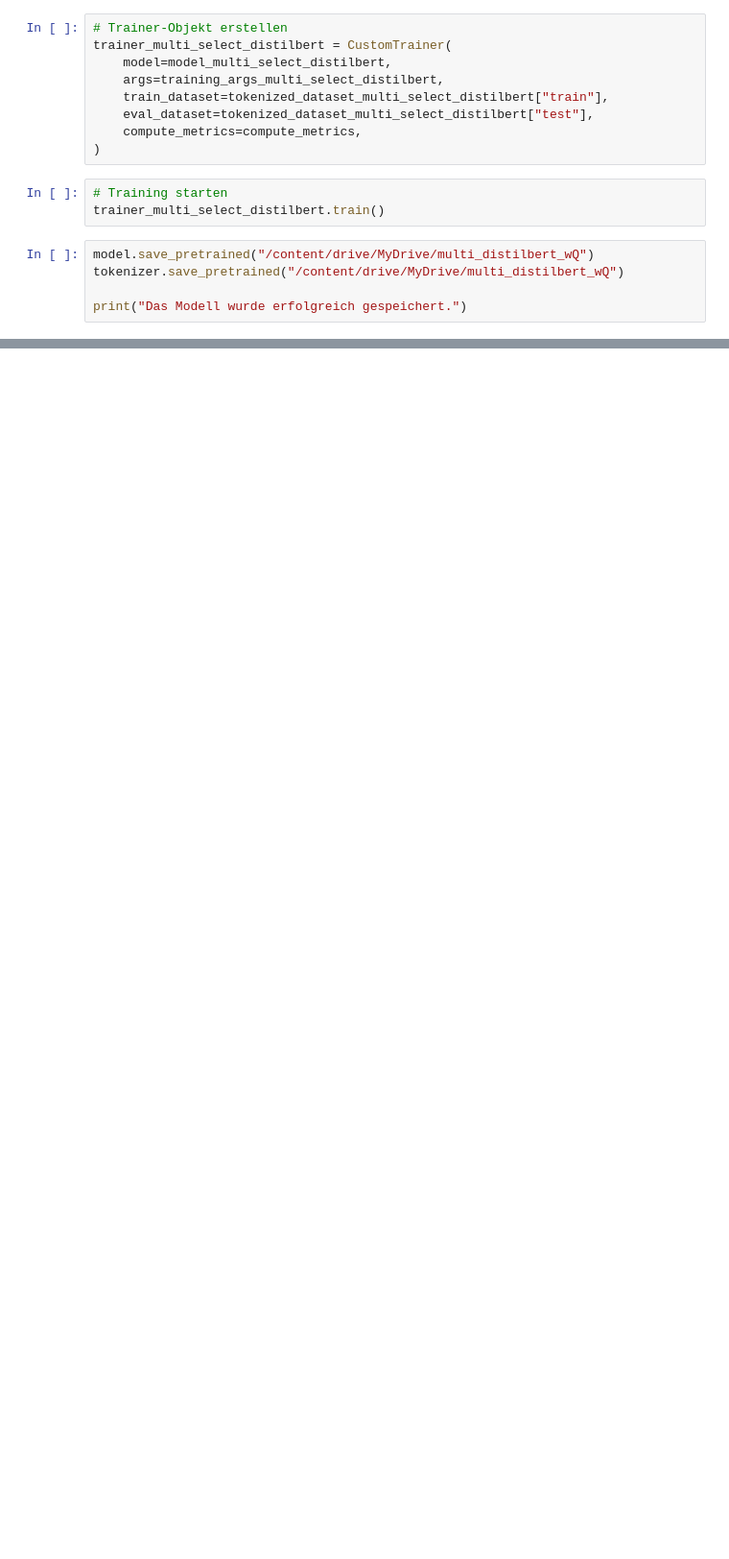
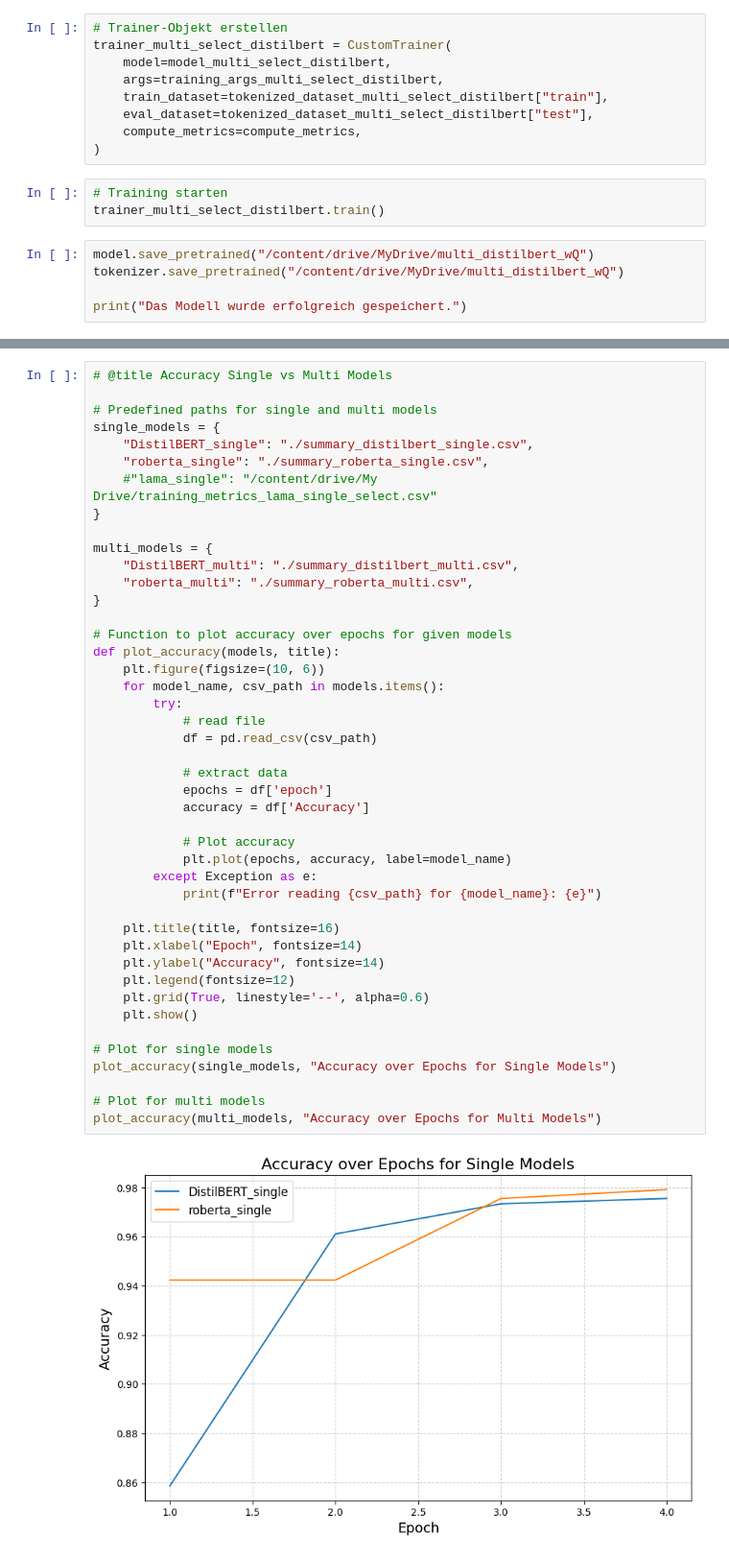
Before and after one commit to Michel-p16/PDS-Project, a Jupyter notebook: Capstone_Project_korbiadd.ipynb, the cells around one changed output, grey strips where cells are left out. Shown at 96% size. Saved outputs shown, nothing was run; the diff lists cells and outputs as text; blank space fills up the shorter version.

```diff
--- a/Capstone_Project_korbiadd.ipynb
+++ b/Capstone_Project_korbiadd.ipynb
@@ -1709,0 +1836,46 @@ print("Das Modell wurde erfolgreich gespeichert.")
+# %%
+# @title Accuracy Single vs Multi Models
+
+# Predefined paths for single and multi models
+single_models = {
+    "DistilBERT_single": "./summary_distilbert_single.csv",
+    "roberta_single": "./summary_roberta_single.csv",
+    #"lama_single": "/content/drive/My Drive/training_metrics_lama_single_select.csv"
+}
+
+multi_models = {
+    "DistilBERT_multi": "./summary_distilbert_multi.csv",
+    "roberta_multi": "./summary_roberta_multi.csv",
+}
+
+# Function to plot accuracy over epochs for given models
+def plot_accuracy(models, title):
+    plt.figure(figsize=(10, 6))
+    for model_name, csv_path in models.items():
+        try:
+            # read file
+            df = pd.read_csv(csv_path)
+
+            # extract data
+            epochs = df['epoch']
+            accuracy = df['Accuracy']
+
+            # Plot accuracy
+            plt.plot(epochs, accuracy, label=model_name)
+        except Exception as e:
+            print(f"Error reading {csv_path} for {model_name}: {e}")
+
+    plt.title(title, fontsize=16)
+    plt.xlabel("Epoch", fontsize=14)
+    plt.ylabel("Accuracy", fontsize=14)
+    plt.legend(fontsize=12)
+    plt.grid(True, linestyle='--', alpha=0.6)
+    plt.show()
+
+# Plot for single models
+plot_accuracy(single_models, "Accuracy over Epochs for Single Models")
+
+# Plot for multi models
+plot_accuracy(multi_models, "Accuracy over Epochs for Multi Models")
+# %% [output]
+[figure, added]
```
Also changed, not shown: parts of 8 cells of this notebook.
